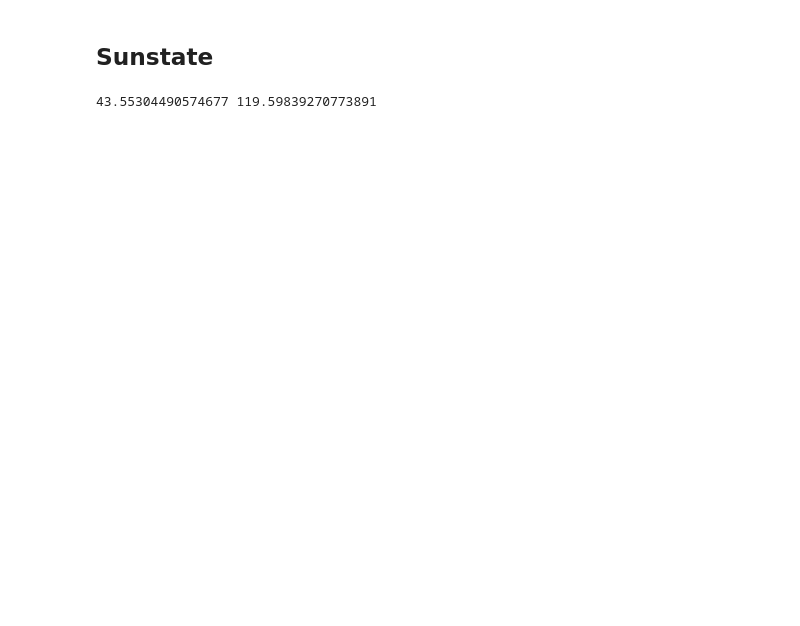
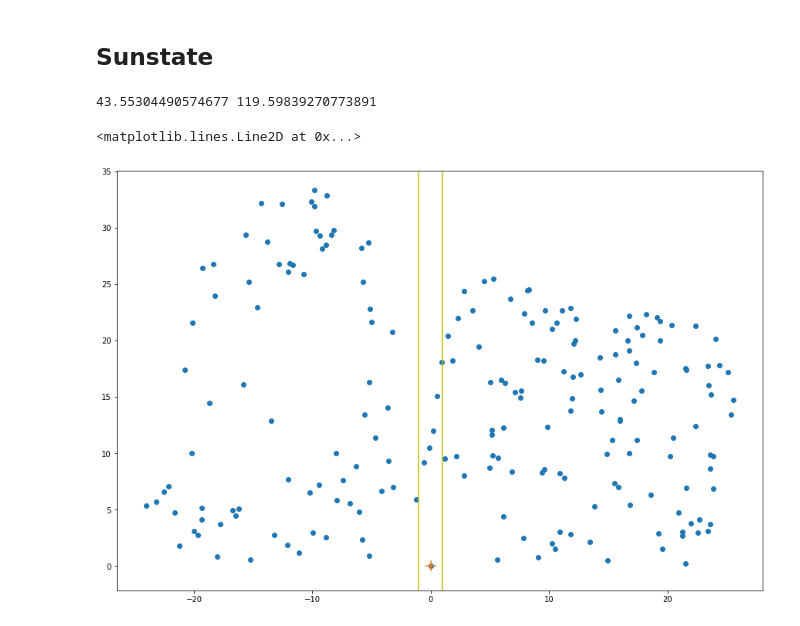
Before and after one commit to kopytjuk/raydar, a Jupyter notebook: Algorithm prototyping.ipynb, the cells around one changed output. Cells and saved outputs as stored; diff of their text form; code cells hidden in the pictures; blank space fills up the shorter version.

Commit message:
Continue work on project.

```diff
--- a/Algorithm prototyping.ipynb
+++ b/Algorithm prototyping.ipynb
@@ -123,3 +130,10 @@ zen, azimuth = get_sun_state(lat_q, lon_q, query_time)
 print(zen, azimuth)
 # %% [output]
 43.55304490574677 119.59839270773891
+# %%
+P = gdf_query[["x_proj", "y_proj", "z_proj"]].values
+# %%
+R = project_sunray(P, zen, azimuth)
+# %%
+# remove all points where z sunray < 0
+R = R[R[:, 2] >= 0]
@@ -125,0 +142,9 @@ print(zen, azimuth)
+# %%
+plt.figure(figsize=(15,10))
+plt.scatter(R[:, 1], R[:, 2])
+plt.scatter(0, 0, s=200, marker="+")
+plt.axvline(-1, color="y")
+plt.axvline(1, color="y")
+# %% [output]
+<matplotlib.lines.Line2D at 0x...>
+[figure, added]
```
Also changed, not shown: parts of 10 cells of this notebook, 1 other file.
